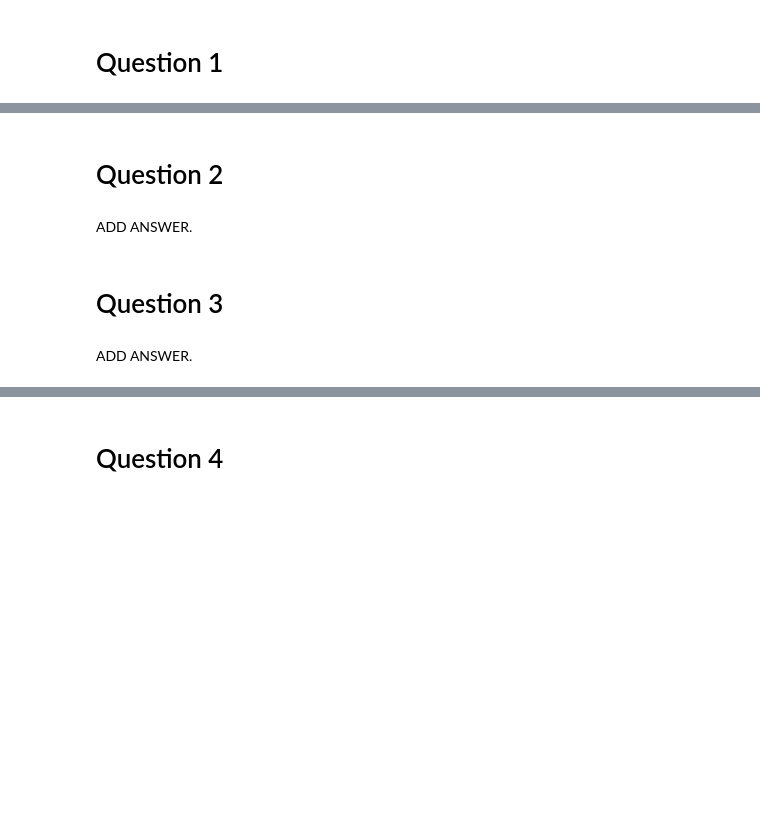
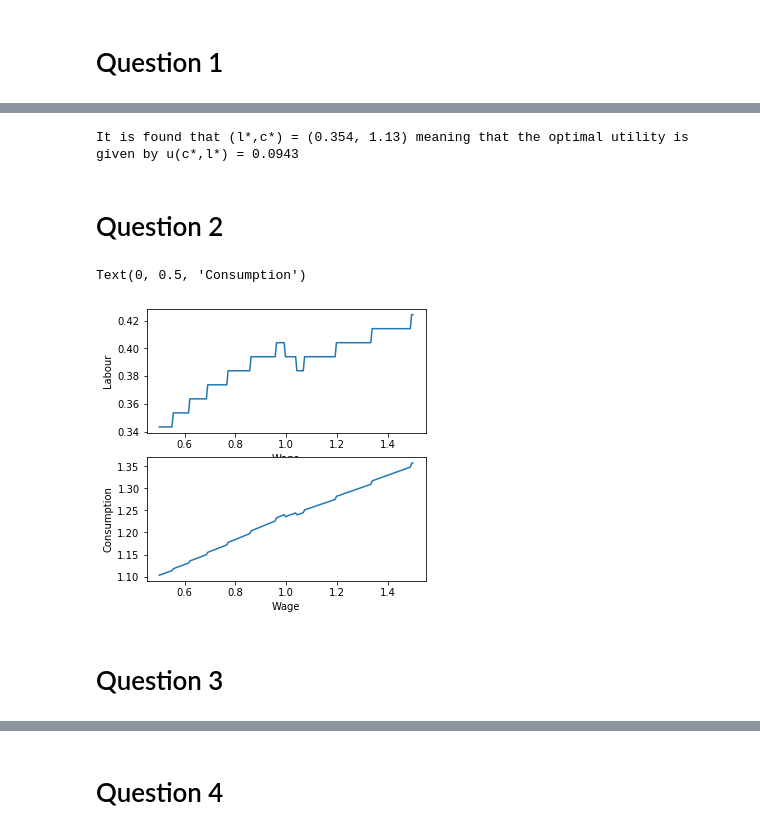
Before and after one commit to hrv912/projects-2020-zjr-hrv, a Jupyter notebook: inauguralproject/inauguralproject.ipynb, the cells around one changed output, grey strips where cells are left out. Drawn from its saved outputs; the diff is of its cells as text; code cells hidden in the pictures; blank space fills up the shorter version.

```diff
--- a/inauguralproject/inauguralproject.ipynb
+++ b/inauguralproject/inauguralproject.ipynb
@@ -95,4 +20,45 @@ Utility: 0.076
+# %%
+#In this question, we want to construct a function which solves equation (1).
+#Firstly, the utility function is defined by:
+def utility(w, l, m = 1, v = 10, epsilon = 0.3, tau0 = 0.4, tau1 = 0.1, kappa = 0.4):
+    tax = tau0*w*l+tau1*np.fmax(w*l-kappa,0)
+    c = m+w*l-tax
+    utility = np.log(c)-v*l**(1+1/epsilon)/(1+1/epsilon)
+    return utility,c, tax
+
+#Next a function is created in order to maximize utility:
+def solveconsumerproblem(w, m = 1, v = 10, epsilon = 0.3, tau0 = 0.4, tau1 = 0.1, kappa = 0.4,\
+                         N=100, callableoutput=False, tax=False):
+
+
+#Now, we want to create a set of emply local lists in order to store the outputs.
+    c_star = [0]
+    l_star = [0]
+    t_star = [0]
+    utility_star = [-np.inf]
+
+# Creating a range for labour in order to examine the utility for a given number of elements.
+    Range = np.linspace(0, 1, N)
+    for i in Range:
+        utility_temp = utility(l = i, w = w, epsilon = epsilon, tau0 = tau0, tau1 = tau1, kappa = kappa)
+        if utility_temp[0]>utility_star:
+            utility_star[0]=utility_temp[0]
+            l_star[0] = i
+            c_star[0] = utility_temp[1]
+            t_star[0] = utility_temp[2]
+
+#Setting requirements for tax, whether to display or not
+    if tax == False:
+        if callableoutput == False:
+            print(f"It is found that (l*,c*) = ({l_star[0]:.3}, {c_star[0]:.3}) meaning that the optimal utility is given by u(c*,l*) = {utility_star[0]:.3}")
+        else:
+            return utility_star[0], l_star[0], c_star[0]
+
+    if tax == True:
+            return utility_star[0], l_star[0], c_star[0], t_star[0]
+
+solveconsumerproblem(w=0.6, tax=False, callableoutput=False)
+# %% [output]
+It is found that (l*,c*) = (0.354, 1.13) meaning that the optimal utility is given by u(c*,l*) = 0.0943
 # %% [markdown]
 # Question 2
-# %% [markdown]
-ADD ANSWER.
@@ -101,4 +65,35 @@ ADD ANSWER.
+# %%
+#Now we want to plot l* and c* as functions of w in the range 0.5 to 1.5
+
+#In order to do so, we first define the range of w as:
+w_range = np.linspace(0.5, 1.5, 200)
+
+#As before, we create empty lists for later use:
+l_list = []
+c_list = []
+
+#Lastly, we loop the w_range as follows:
+for i in w_range:
+    l_list.append(solveconsumerproblem(w = i, callableoutput=True)[1])
+    c_list.append(solveconsumerproblem(w = i, callableoutput=True)[2])
+
+#Now, the figures are ready to be created. This is done by:
+fig = plt.figure(figsize=(5,5))
+
+# Fiure 1
+ax = fig.add_subplot(2,1,1)
+plt.plot(w_range,l_list)
+ax.set_xlabel('Wage')
+ax.set_ylabel("Labour")
+
+
+#Figure 2
+ax = fig.add_subplot(2,1,2)
+ax.plot(w_range, c_list)
+ax.set_xlabel('Wage')
+ax.set_ylabel('Consumption')
+# %% [output]
+Text(0, 0.5, 'Consumption')
+[figure, added]
 # %% [markdown]
 # Question 3
-# %% [markdown]
-ADD ANSWER.
```
Also changed, not shown: parts of 10 cells of this notebook.
